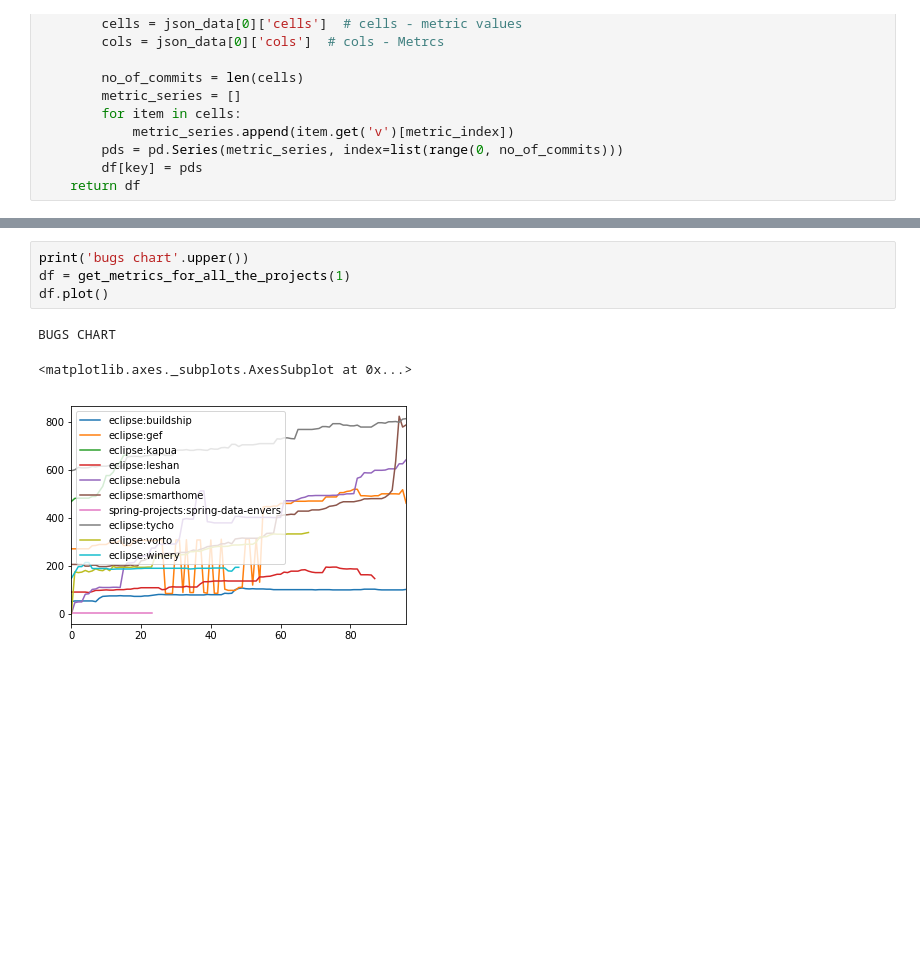
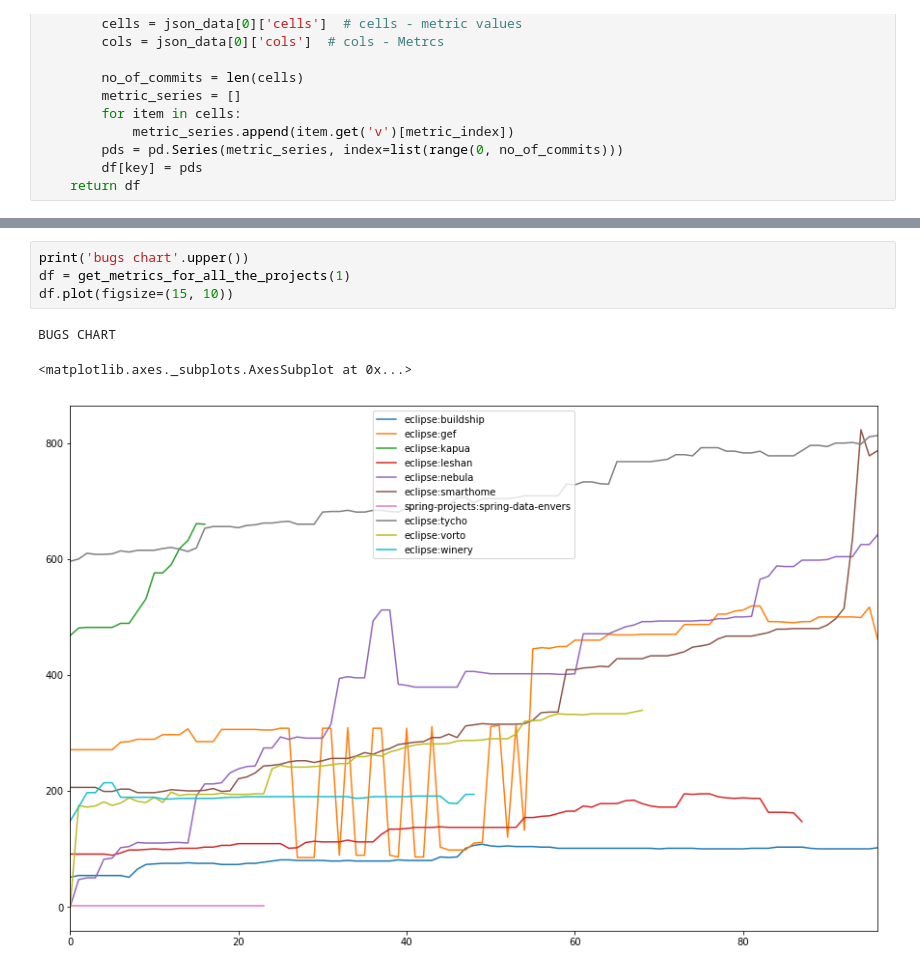
Before and after one commit to digeo/SonarQubeTSAnalysis, a Jupyter notebook: TS-SonarQubeMP.ipynb, the cells around one changed output, grey strips where cells are left out. Saved outputs shown, nothing was run; the diff lists cells and outputs as text; blank space fills up the shorter version.

Commit message:
figsize=(15, 10)

```diff
--- a/TS-SonarQubeMP.ipynb
+++ b/TS-SonarQubeMP.ipynb
@@ -60,11 +60,11 @@ CODE_SMELLS DIFF CHART
 # %%
 print('bugs chart'.upper())
 df = get_metrics_for_all_the_projects(1)
-df.plot()
+df.plot(figsize=(15, 10))
 # %% [output]
 BUGS CHART
 <matplotlib.axes._subplots.AxesSubplot at 0x...>
-[figure, old version]
+[figure, new version]
 # %%
 print('bugs diff chart'.upper())
 df_dif = df - df.shift(1)
```
Also changed, not shown: parts of 9 cells of this notebook.
